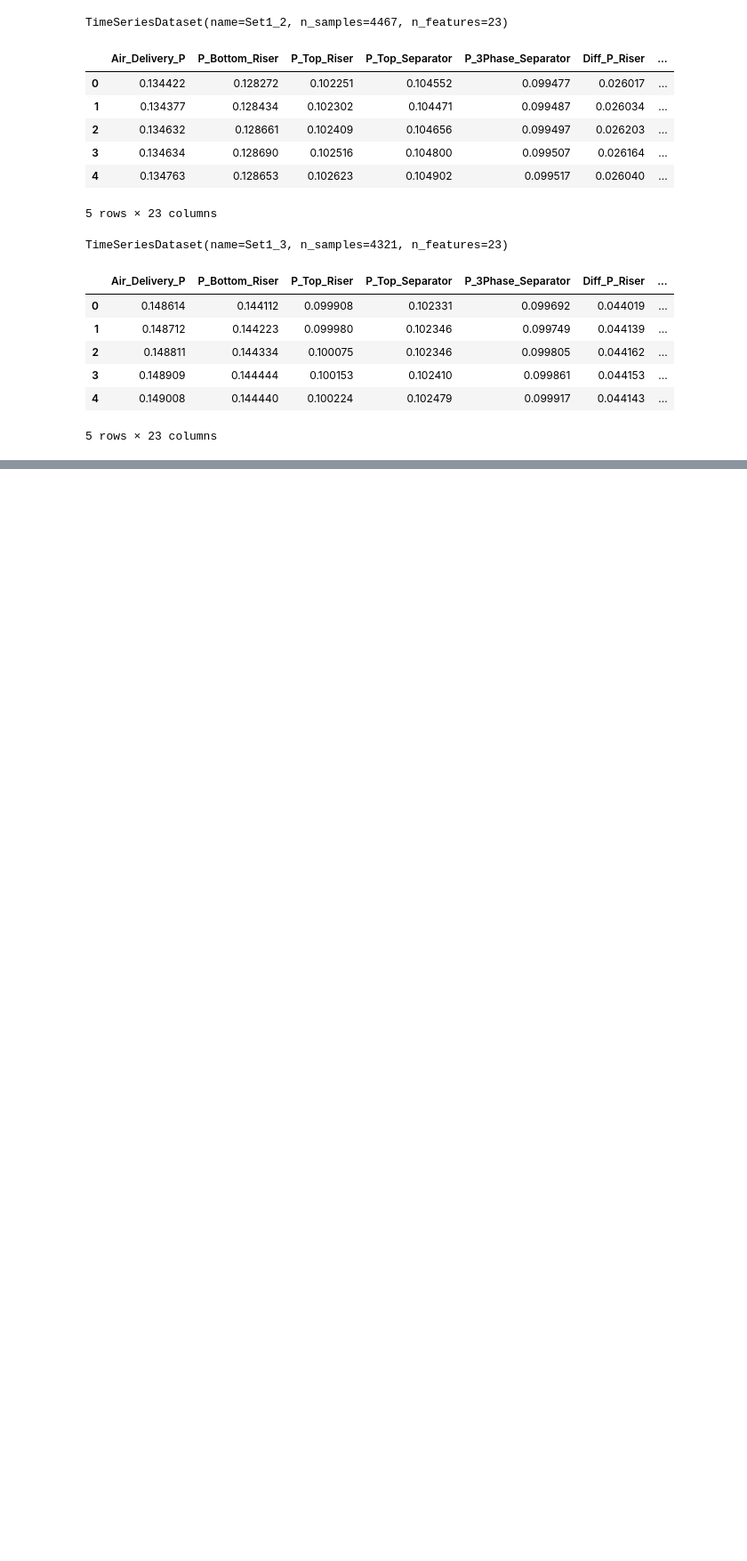
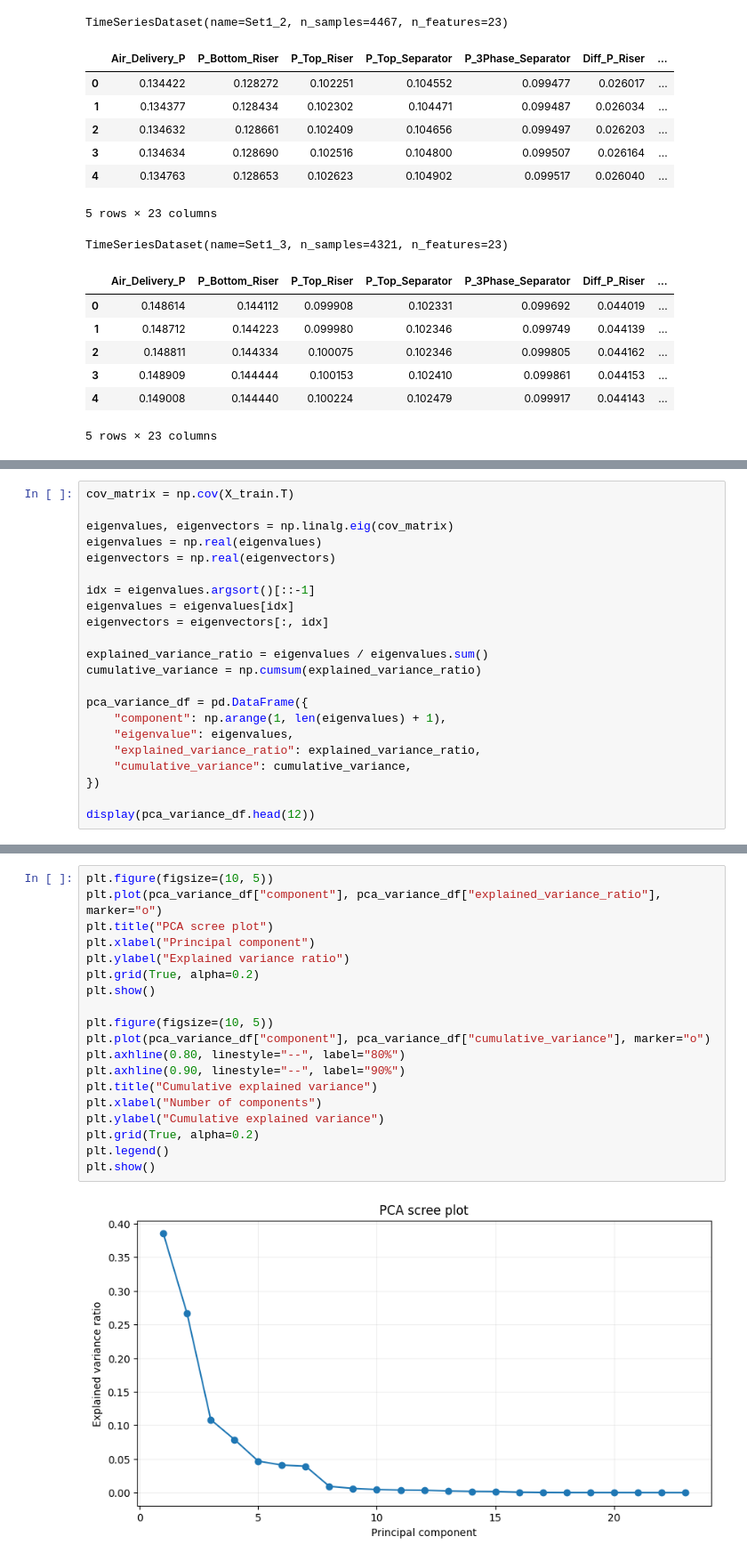
Before and after one commit to PeterAndersen-sdu/Fault-detection-project, a Jupyter notebook: fdd/PCA_Hotelling_T2.ipynb, the cells around one changed output, grey strips where cells are left out. Shown at 89% size. Saved outputs shown, nothing was run; the diff lists cells and outputs as text; blank space fills up the shorter version.

```diff
--- a/fdd/PCA_Hotelling_T2.ipynb
+++ b/fdd/PCA_Hotelling_T2.ipynb
@@ -127,0 +181,22 @@ TimeSeriesDataset(name=Set1_3, n_samples=4321, n_features=23)
+# %%
+cov_matrix = np.cov(X_train.T)
+
+eigenvalues, eigenvectors = np.linalg.eig(cov_matrix)
+eigenvalues = np.real(eigenvalues)
+eigenvectors = np.real(eigenvectors)
+
+idx = eigenvalues.argsort()[::-1]
+eigenvalues = eigenvalues[idx]
+eigenvectors = eigenvectors[:, idx]
+
+explained_variance_ratio = eigenvalues / eigenvalues.sum()
+cumulative_variance = np.cumsum(explained_variance_ratio)
+
+pca_variance_df = pd.DataFrame({
+    "component": np.arange(1, len(eigenvalues) + 1),
+    "eigenvalue": eigenvalues,
+    "explained_variance_ratio": explained_variance_ratio,
+    "cumulative_variance": cumulative_variance,
+})
+
+display(pca_variance_df.head(12))
@@ -127,0 +217,21 @@ TimeSeriesDataset(name=Set1_3, n_samples=4321, n_features=23)
+# %%
+plt.figure(figsize=(10, 5))
+plt.plot(pca_variance_df["component"], pca_variance_df["explained_variance_ratio"], marker="o")
+plt.title("PCA scree plot")
+plt.xlabel("Principal component")
+plt.ylabel("Explained variance ratio")
+plt.grid(True, alpha=0.2)
+plt.show()
+
+plt.figure(figsize=(10, 5))
+plt.plot(pca_variance_df["component"], pca_variance_df["cumulative_variance"], marker="o")
+plt.axhline(0.80, linestyle="--", label="80%")
+plt.axhline(0.90, linestyle="--", label="90%")
+plt.title("Cumulative explained variance")
+plt.xlabel("Number of components")
+plt.ylabel("Cumulative explained variance")
+plt.grid(True, alpha=0.2)
+plt.legend()
+plt.show()
+# %% [output]
+[figure, added]
```
Also changed, not shown: parts of 21 cells of this notebook, 3 other files.
